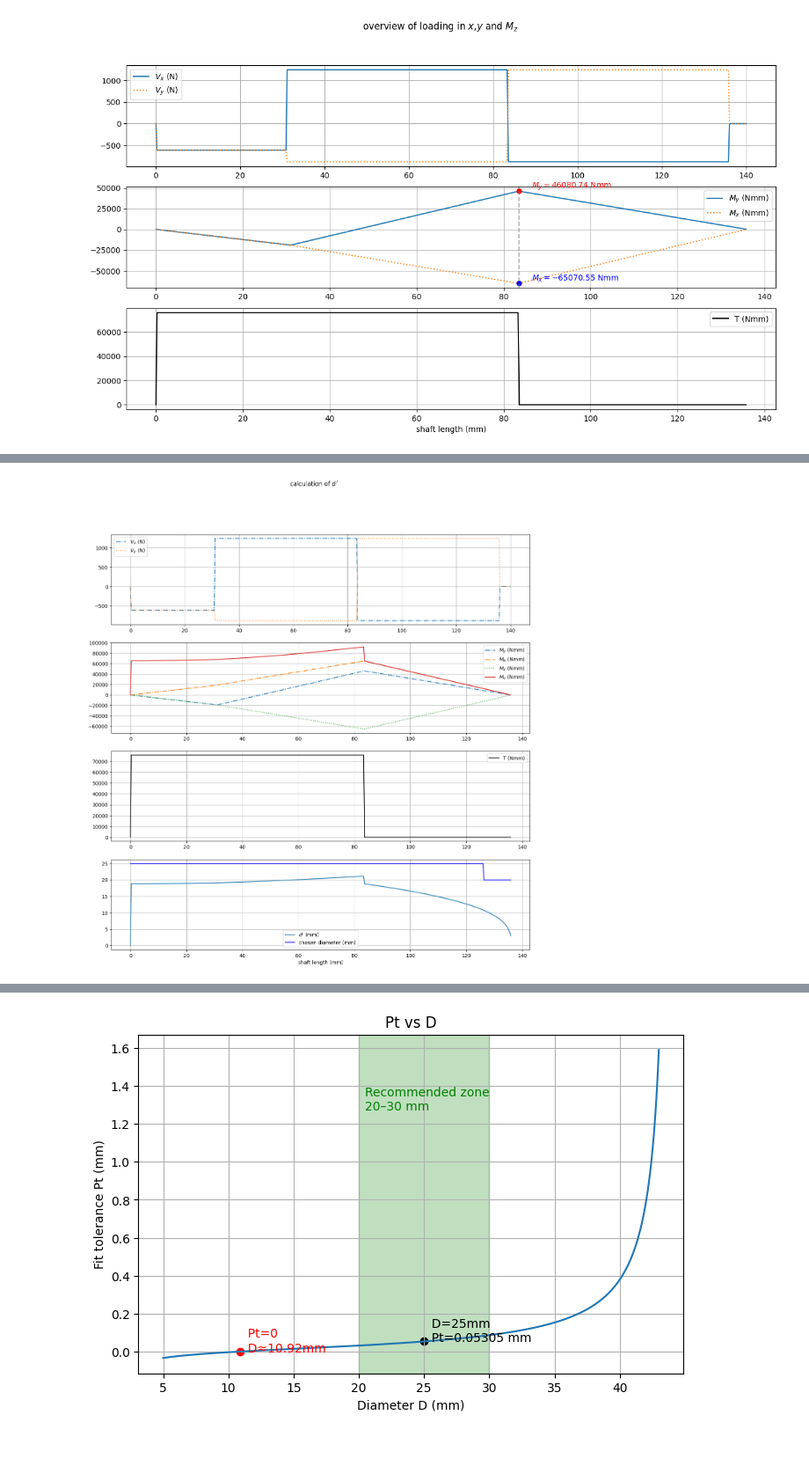
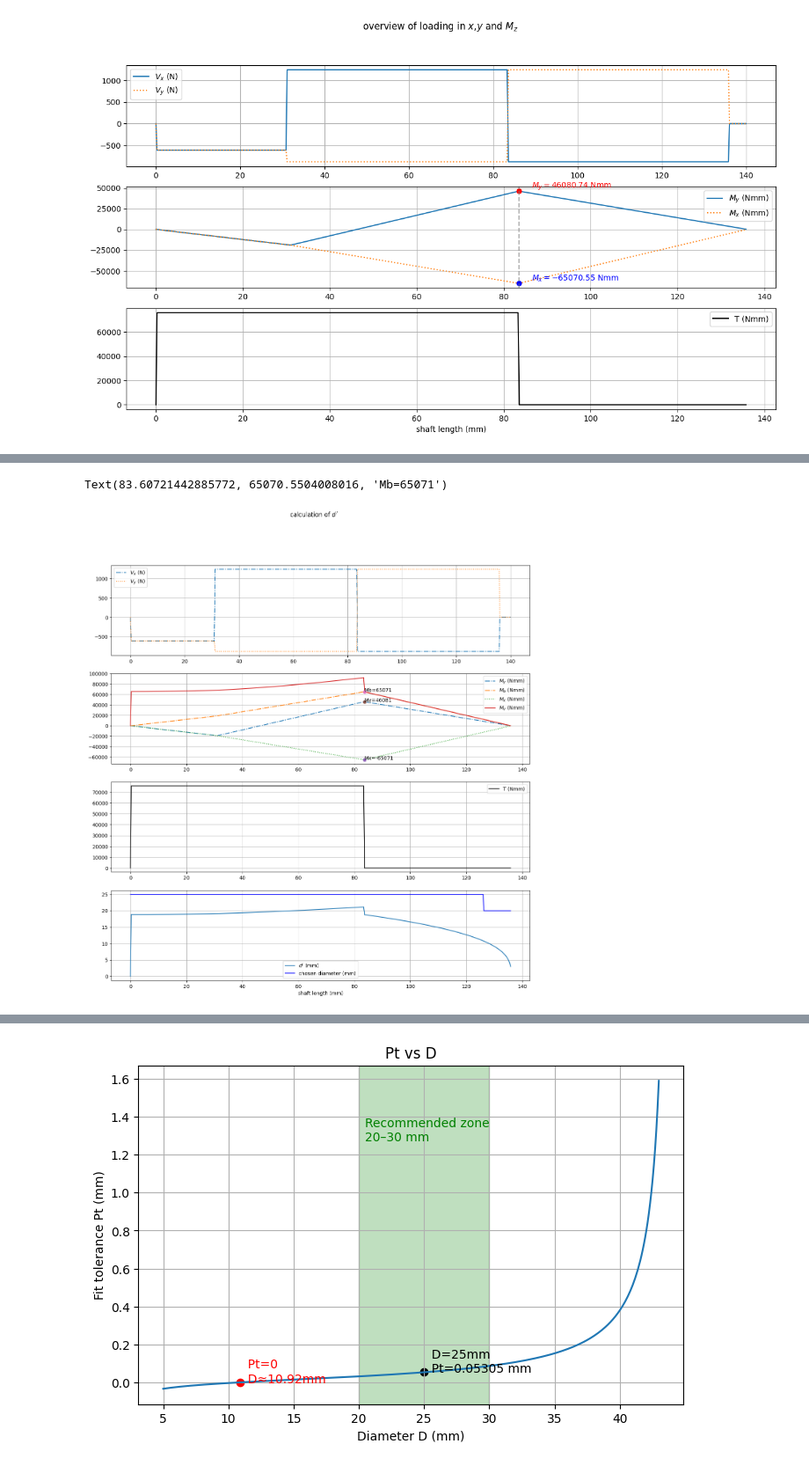
Before and after one commit to Angela-NG/machine-design, a Jupyter notebook: ShaftCalculation_General.ipynb, the cells around one changed output, grey strips where cells are left out. Shown at 88% size. Cells and saved outputs as stored; diff of their text form; code cells hidden in the pictures.

```diff
--- a/ShaftCalculation_General.ipynb
+++ b/ShaftCalculation_General.ipynb
@@ -158,33 +158,43 @@ $\displaystyle {d}' = \frac{0.4675 mm_{}^{0.6667} \left(\left(0.5 \left|{\left|{
 # %%
 # creating  a second graph on dprime
 # step1, A&B, evaluate the function
 dprime1 = HM.substitute(S.dprime,S,K_A = K_A_initial)
 M_v1 = HM.substitute(S.M_v,S,K_A = K_A_initial)
 d = sp.Piecewise((25*mm_,z<=126*mm_),(20*mm_,z<=136*mm_))
 y_d = HM.evaluate(d,{'z':z_val})
 y_M_v = HM.evaluate(M_v1,{'z':z_val})
 y_M_b = HM.evaluate(HM.substitute(S.M_b,S,K_A = K_A_initial),{'z':z_val})
 #y_M_b = np.maximum(np.abs(y_M_x), np.abs(y_M_y))
 y_dprime = HM.evaluate(dprime1,{'z':z_val})
 
 fig2,ax2 = plt.subplots(4,1,figsize=(15, 15))
 line1 = ax2[0].plot(z_val,y_V_x,label=f'$V_x$ (N)',linestyle='-.')
 line1 = ax2[0].plot(z_val,y_V_y,label=f'$V_y$ (N)',linestyle=':')
 line3 = ax2[1].plot(z_val,y_M_y,label=f'$M_y$ (Nmm)',linestyle='-.')
 line9 = ax2[1].plot(z_val,y_M_b,label=f'$M_b$ (Nmm)',linestyle='-.')
 line4 = ax2[1].plot(z_val,y_M_x,label=f'$M_x$ (Nmm)',linestyle=':')
 line5 = ax2[1].plot(z_val,y_M_v,label=f'$M_v$ (Nmm)',linestyle='-')
 line6 = ax2[2].plot(z_val,y_T,label='T (Nmm)',color='k')
 line7 = ax2[3].plot(z_val,y_dprime,label = f"$d'$ (mm)")
 line8=ax2[3].plot(z_val,y_d,label='chosen diameter (mm)',c='b')
 for a in ax2:
     a.legend()
     a.grid()
 ax2[3].set_xlabel('shaft length (mm)')
 fig2.suptitle(f"calculation of $d'$")
 t=0
+
+i = np.argmin(np.abs(z_val - 83.5))
+
+ax2[1].plot(z_val[i], y_M_x[i], 'o')
+ax2[1].plot(z_val[i], y_M_y[i], 'o')
+ax2[1].plot(z_val[i], y_M_b[i], 'o')
+ax2[1].text(z_val[i], y_M_x[i], f"Mx={y_M_x[i]:.0f}", fontsize=10)
+ax2[1].text(z_val[i], y_M_y[i], f"My={y_M_y[i]:.0f}", fontsize=10)
+ax2[1].text(z_val[i], y_M_b[i], f"Mb={y_M_b[i]:.0f}", fontsize=10)
 # %% [output]
+Text(83.60721442885772, 65070.5504008016, 'Mb=65071')
-[figure, old version]
+[figure, new version]
 # %%
 ## next we will compare a chosen diameter to a required safety level.
 
```
Also changed, not shown: parts of 5 cells of this notebook.
